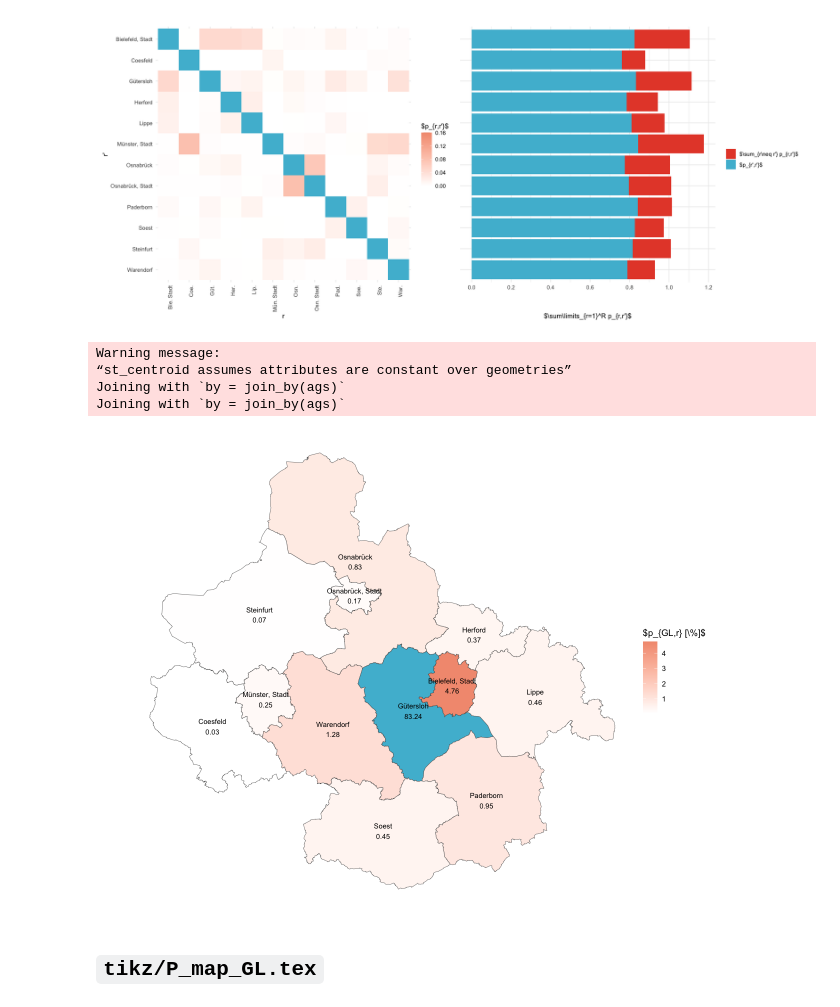
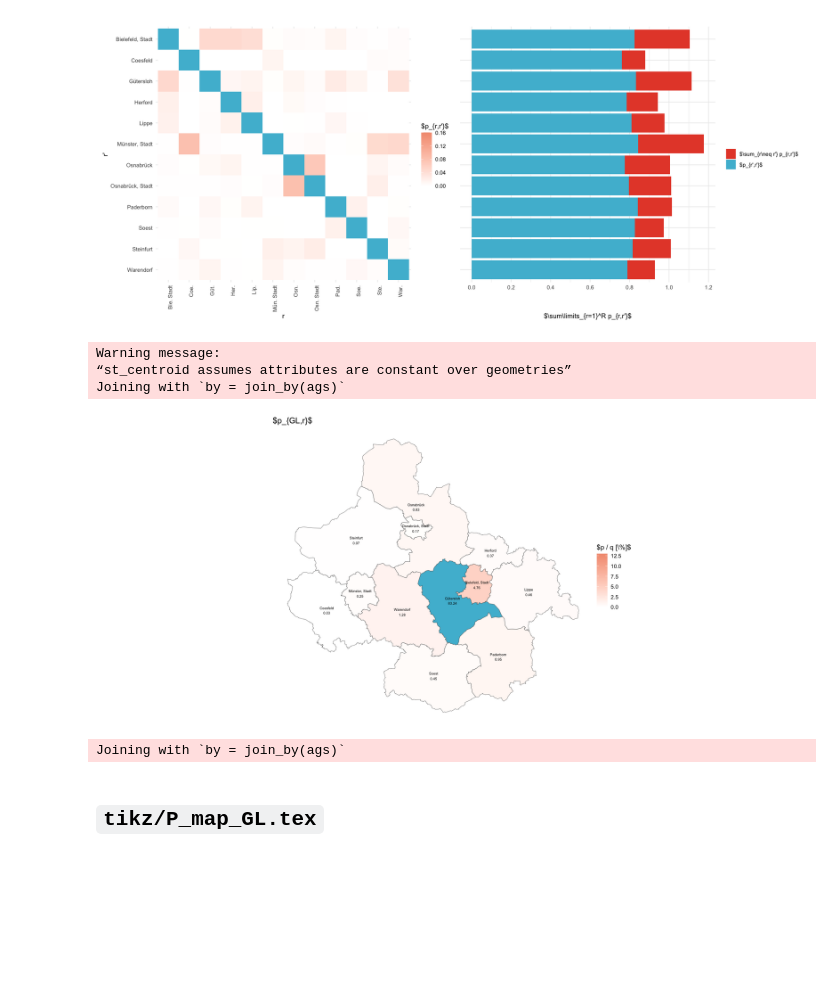
Before and after one commit to stefanheyder/dissertation, a Jupyter notebook: nbs/4 Models/4.2 Regional growth factor model/30_figures.ipynb, the cells around one changed output. Drawn from its saved outputs; the diff is of its cells as text; code cells hidden in the pictures; blank space fills up the shorter version.

```diff
--- a/nbs/4 Models/4.2 Regional growth factor model/30_figures.ipynb
+++ b/nbs/4 Models/4.2 Regional growth factor model/30_figures.ipynb
@@ -404,7 +403,7 @@ guetersloh_neighbor_ags <- c(
     "05974",  # Soest
     "05570"   # Warendorf
 )
-counties <- bkg_admin(level = "krs") %>%
+counties <- bkg_admin(level = "krs", scale="1000") %>%
     filter(ags %in% guetersloh_neighbor_ags)
 
 counties_to_plot <- ags_county_dict %>%
@@ -475,49 +481,56 @@ plt_saxony | plt_marg_right
 # %%
 P_map <- P_long_states %>%
     inner_join(ags_county_dict, by=c("i"="c")) %>%
     inner_join(ags_county_dict, by=c("j"="c"), suffix=c("_i", "_j")) %>%
     filter(ags_i == "05754")  %>%
     filter(ags_j %in% guetersloh_neighbor_ags) %>%
     select(ags = ags_j, p_ij=value)
 map_date <- ymd("2020-06-20")
 
 # Calculate centroids for label positioning
 county_centroids <- counties %>%
     st_centroid() %>%
     st_coordinates() %>%
     as_tibble() %>%
     bind_cols(counties %>% select(ags))
 
-rho_map <- showcase_results %>%
-    filter(str_starts(variable, "log_rho_")) %>%
-    filter(date == map_date) %>%
-    inner_join(ags_county_dict, by="c") %>%
-    mutate(rho_ssm = exp(`50.0 %`)) %>%
-    inner_join(emp_rho_plt %>% filter(date == map_date) %>% select(ags, emp_rho=rho)) %>%
-    mutate(rel_diff = emp_rho / rho_ssm)
-
-
-
 # Join centroids with rho_map for labels
 label_data <- county_centroids %>%
-    inner_join(rho_map, by = "ags") %>%
+    inner_join(ags_county_dict, by = "ags") %>%
     inner_join(P_map)
 
 p_map_GL <- counties %>%
     left_join(P_map, by = "ags") %>%
     ggplot() +
     geom_sf(aes(fill=ifelse(ags == "05754", NA, p_ij * 100))) +
-    geom_text(aes(x = X, y = Y, label = paste0(name, "\n", round(p_ij * 100, 2))), data = label_data, size = 3) +
-    scale_fill_gradient(low = 'white', high = pal_npg("nrc")(10)[5], na.value= pal_npg("nrc")(10)[2]) +
-    labs(fill="$p_{GL,r} [\\%]$") +
-    theme_void()
+    geom_text(aes(x = X, y = Y, label = paste0(name, "\n", round(p_ij * 100, 2))), data = label_data, size = 2) +
+    scale_fill_gradient(low = 'white', high = pal_npg("nrc")(10)[5], na.value= pal_npg("nrc")(10)[2], limits=c(0, 13)) +
+    labs(fill="$p / q [\\%]$") +
+    theme_void() +
+    ggtitle("$p_{GL,r}$")
 
 p_map_GL
 # %% [output]
 Warning message:
 “st_centroid assumes attributes are constant over geometries”
 Joining with `by = join_by(ags)`
-Joining with `by = join_by(ags)`
-[figure, old version]
+[figure, new version]
+# %%
+# Join centroids with rho_map for labels
+label_data_Q <- county_centroids %>%
+    inner_join(ags_county_dict, by = "ags") %>%
+    inner_join(Q_map)
+
+p_map_GL_Q <- counties %>%
+    left_join(Q_map, by = "ags") %>%
+    ggplot() +
+    geom_sf(aes(fill=ifelse(ags == "05754", NA, q_ij * 100))) +
+    geom_text(aes(x = X, y = Y, label = paste0(name, "\n", round(q_ij * 100, 2))), data = label_data_Q, size = 2) +
+    scale_fill_gradient(low = 'white', high = pal_npg("nrc")(10)[5], na.value= pal_npg("nrc")(10)[2], limits=c(0, 13)) +
+    labs(fill="$p / q [\\%]$") +
+    theme_void() +
+    ggtitle("$q_{GL,r}$")
+# %% [output]
+Joining with `by = join_by(ags)`
 # %% [markdown]
 ## `tikz/P_map_GL.tex`
```
Also changed, not shown: parts of 20 cells of this notebook, 20 other files.
